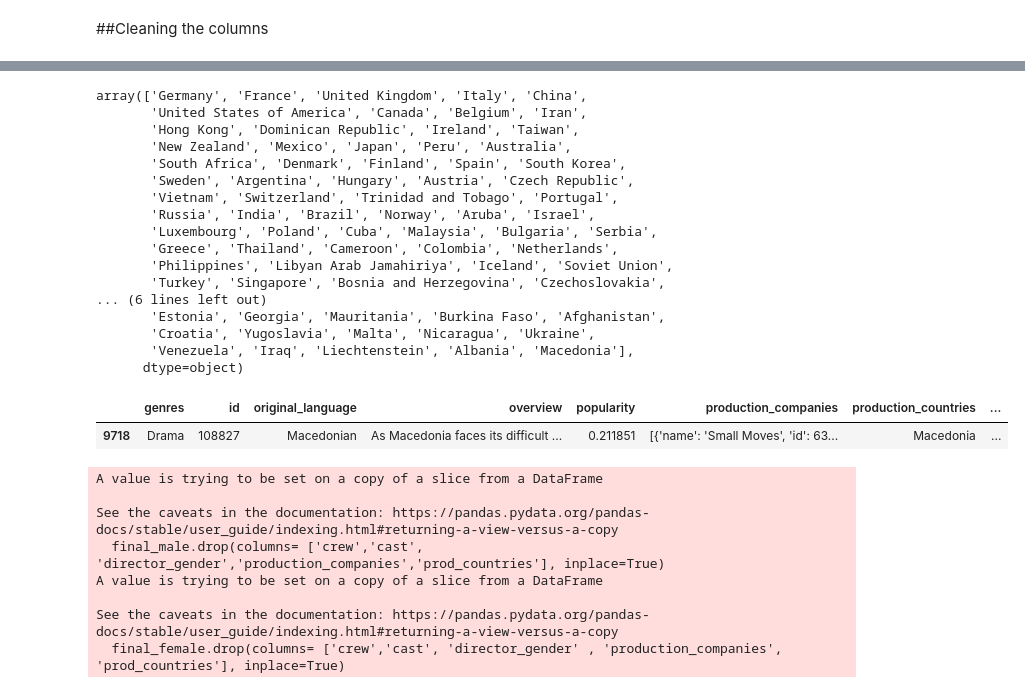
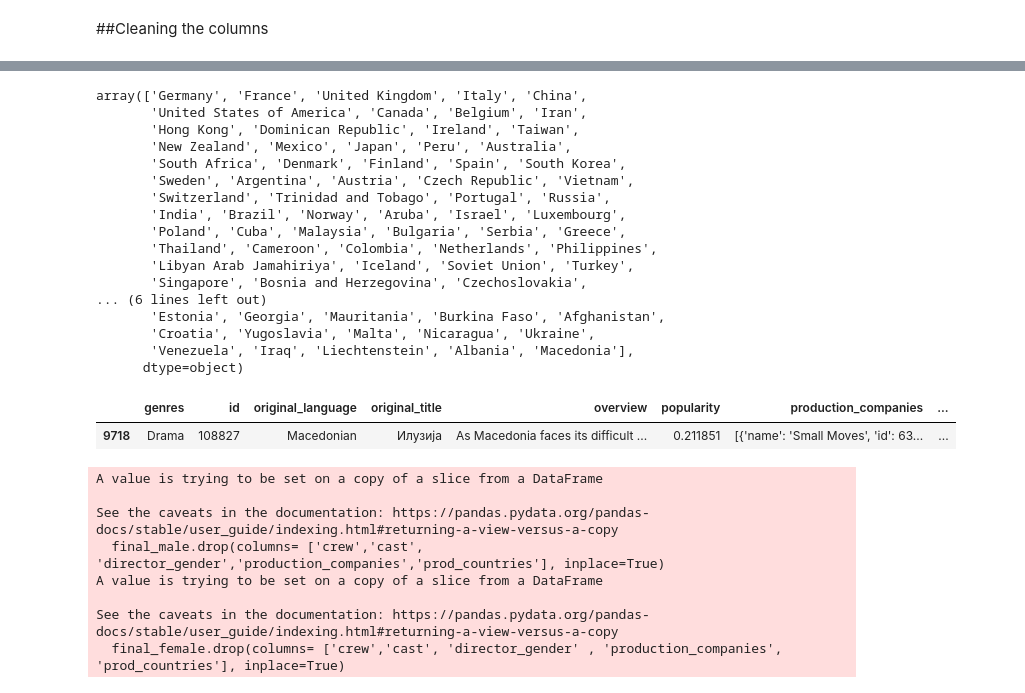
Before and after one commit to moldypeaches/DAFT_0410, a Jupyter notebook: module_3/Project_week_8/Data_cleaning.ipynb, the cells around one changed output, grey strips where cells are left out. Drawn from its saved outputs; the diff is of its cells as text; code cells hidden in the pictures.

```diff
--- a/module_3/Project_week_8/Data_cleaning.ipynb
+++ b/module_3/Project_week_8/Data_cleaning.ipynb
@@ -184,2 +229,5 @@ def fix_genres_names(x):
 # %%
-male['genres'] = male['genres'].apply(fix_genres_names)
+films['genres'] = films['genres'].apply(fix_genres_names)
+# %%
+#Drop the null values in 'Genres'
+films = films.drop(films[films['genres'] == 'nAn'].index)
@@ -186,20 +238,20 @@ male['genres'] = male['genres'].apply(fix_genres_names)
 # %%
 #Fix production countries
-male['prod_countries'] = male['production_countries'].str.extract(r"'name': '([^']*)'")
-male['prod_countries'].unique()
+films['prod_countries'] = films['production_countries'].str.extract(r"'name': '([^']*)'")
+films['prod_countries'].unique()
 # %% [output]
 array(['Germany', 'France', 'United Kingdom', 'Italy', 'China',
        'United States of America', 'Canada', 'Belgium', 'Iran',
        'Hong Kong', 'Dominican Republic', 'Ireland', 'Taiwan',
        'New Zealand', 'Mexico', 'Japan', 'Peru', 'Australia',
        'South Africa', 'Denmark', 'Finland', 'Spain', 'South Korea',
-       'Sweden', 'Argentina', 'Hungary', 'Austria', 'Czech Republic',
-       'Vietnam', 'Switzerland', 'Trinidad and Tobago', 'Portugal',
-       'Russia', 'India', 'Brazil', 'Norway', 'Aruba', 'Israel',
-       'Luxembourg', 'Poland', 'Cuba', 'Malaysia', 'Bulgaria', 'Serbia',
-       'Greece', 'Thailand', 'Cameroon', 'Colombia', 'Netherlands',
-       'Philippines', 'Libyan Arab Jamahiriya', 'Iceland', 'Soviet Union',
-       'Turkey', 'Singapore', 'Bosnia and Herzegovina', 'Czechoslovakia',
+       'Sweden', 'Argentina', 'Austria', 'Czech Republic', 'Vietnam',
+       'Switzerland', 'Trinidad and Tobago', 'Portugal', 'Russia',
+       'India', 'Brazil', 'Norway', 'Aruba', 'Israel', 'Luxembourg',
+       'Poland', 'Cuba', 'Malaysia', 'Bulgaria', 'Serbia', 'Greece',
+       'Thailand', 'Cameroon', 'Colombia', 'Netherlands', 'Philippines',
+       'Libyan Arab Jamahiriya', 'Iceland', 'Soviet Union', 'Turkey',
+       'Singapore', 'Bosnia and Herzegovina', 'Czechoslovakia',
 ... (6 lines left out)
        'Estonia', 'Georgia', 'Mauritania', 'Burkina Faso', 'Afghanistan',
        'Croatia', 'Yugoslavia', 'Malta', 'Nicaragua', 'Ukraine',
@@ -417,10 +469,10 @@ array(['Germany', 'France', 'United Kingdom', 'Italy', 'China',
         else:
             return 'Unknown'
 # %%
-male['production_countries'] = male['production_countries'].apply(fix_countries)
+films['production_countries'] = films['production_countries'].apply(fix_countries)
 # %%
-male[male['production_countries'] == 'Macedonia']
+films[films['production_countries'] == 'Macedonia']
 # %% [output]
-|  | genres | id | original_language | overview | popularity | production_companies | production_countries | ... |
-| 9718 | Drama | 108827 | Macedonian | As Macedonia faces its difficult ... | 0.211851 | [{'name': 'Small Moves', 'id': 63... | Macedonia | ... |
+|  | genres | id | original_language | original_title | overview | popularity | production_companies | ... |
+| 9718 | Drama | 108827 | Macedonian | Илузија | As Macedonia faces its difficult ... | 0.211851 | [{'name': 'Small Moves', 'id': 63... | ... |
 # %%
```
Also changed, not shown: parts of 21 cells of this notebook, 21 other files.
